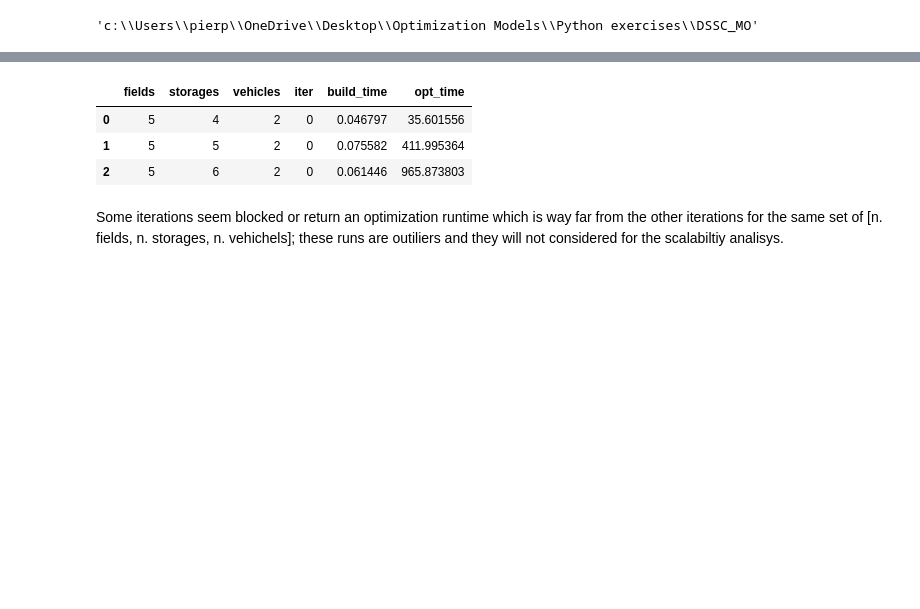
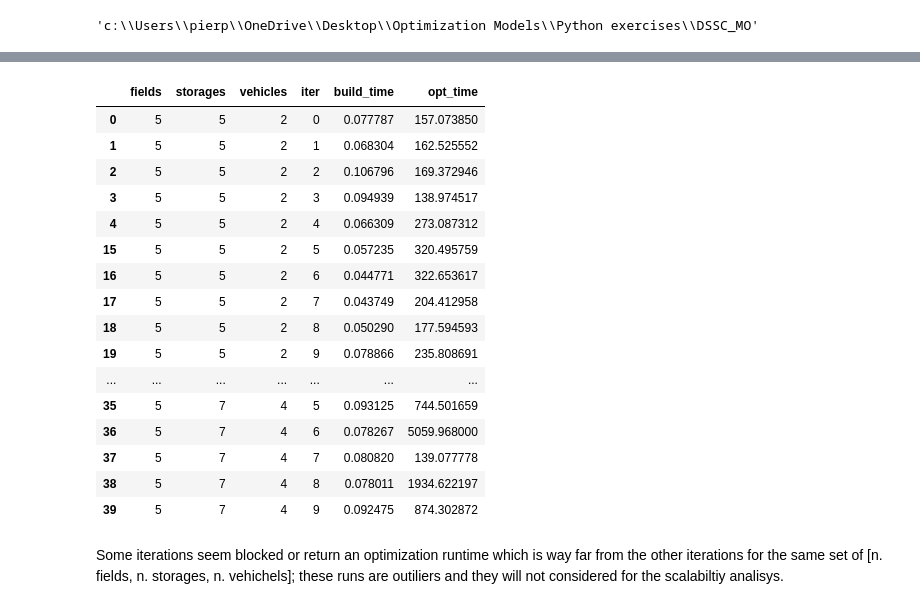
Before and after one commit to wilsonjefferson/DSSC_MO, a Jupyter notebook: notebooks/wfa_scalability_plots.ipynb, the cells around one changed output, grey strips where cells are left out. Saved outputs shown, nothing was run; the diff lists cells and outputs as text; code cells hidden in the pictures; blank space fills up the shorter version.

```diff
--- a/notebooks/wfa_scalability_plots.ipynb
+++ b/notebooks/wfa_scalability_plots.ipynb
@@ -25,13 +39,26 @@ c:\Users\pierp\OneDrive\Desktop\Optimization Models\Python exercises\DSSC_MO\bac
 # %%
 columns = ['fields', 'storages', 'vehicles', 'iter', 'build_time', 'opt_time']
 df_scalability = pd.DataFrame(scalability, columns=columns)
-df_scalability = df_scalability.sort_values(by=['fields', 'storages'], ascending=[True, True])
+df_scalability = df_scalability.sort_values(by=['fields', 'storages', 'iter'], ascending=[True, True, True])
 df_scalability
 # %% [output]
 |  | fields | storages | vehicles | iter | build_time | opt_time |
-| 0 | 5 | 4 | 2 | 0 | 0.046797 | 35.601556 |
-| 1 | 5 | 5 | 2 | 0 | 0.075582 | 411.995364 |
-| 2 | 5 | 6 | 2 | 0 | 0.061446 | 965.873803 |
+| 0 | 5 | 5 | 2 | 0 | 0.077787 | 157.073850 |
+| 1 | 5 | 5 | 2 | 1 | 0.068304 | 162.525552 |
+| 2 | 5 | 5 | 2 | 2 | 0.106796 | 169.372946 |
+| 3 | 5 | 5 | 2 | 3 | 0.094939 | 138.974517 |
+| 4 | 5 | 5 | 2 | 4 | 0.066309 | 273.087312 |
+| 15 | 5 | 5 | 2 | 5 | 0.057235 | 320.495759 |
+| 16 | 5 | 5 | 2 | 6 | 0.044771 | 322.653617 |
+| 17 | 5 | 5 | 2 | 7 | 0.043749 | 204.412958 |
+| 18 | 5 | 5 | 2 | 8 | 0.050290 | 177.594593 |
+| 19 | 5 | 5 | 2 | 9 | 0.078866 | 235.808691 |
+| ... | ... | ... | ... | ... | ... | ... |
+| 35 | 5 | 7 | 4 | 5 | 0.093125 | 744.501659 |
+| 36 | 5 | 7 | 4 | 6 | 0.078267 | 5059.968000 |
+| 37 | 5 | 7 | 4 | 7 | 0.080820 | 139.077778 |
+| 38 | 5 | 7 | 4 | 8 | 0.078011 | 1934.622197 |
+| 39 | 5 | 7 | 4 | 9 | 0.092475 | 874.302872 |
 # %% [markdown]
 Some iterations seem blocked or return an optimization runtime which is way far from the other iterations for the same set of [n. fields, n. storages, n. vehichels]; these runs are outiliers and they will not considered for the scalabiltiy analisys.
 # %%
```
Also changed, not shown: parts of 7 cells of this notebook, 3 other files.
